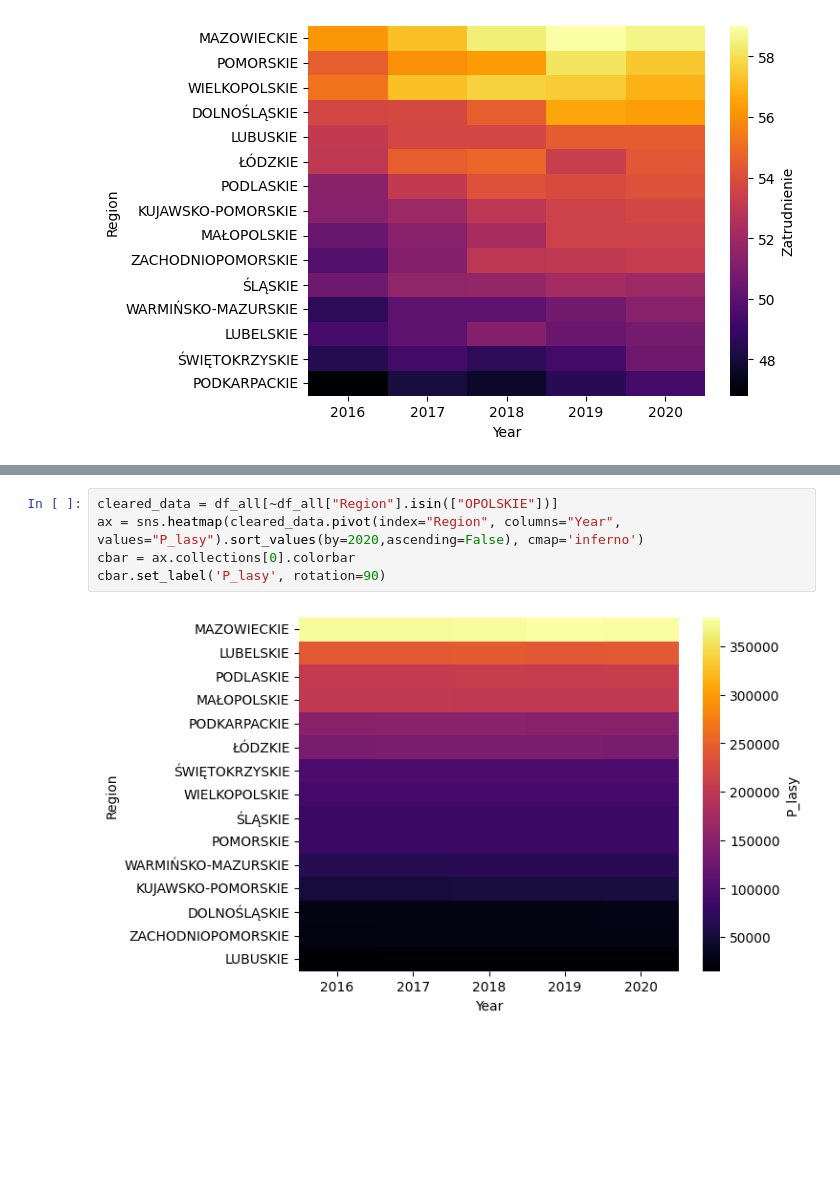
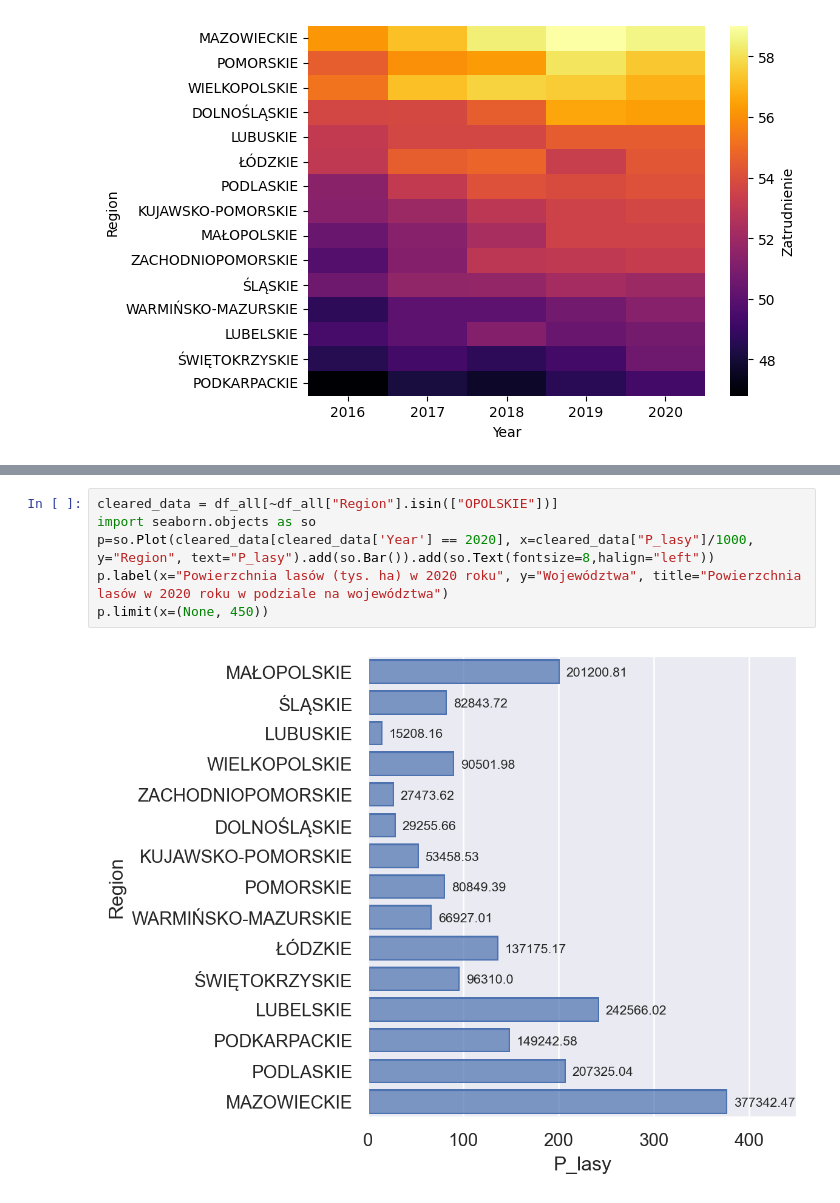
Before and after one commit to AleksandraJuchniewicz/Analiza-danych, a Jupyter notebook: Wykresy.ipynb, the cells around one changed output, grey strips where cells are left out. Cells and saved outputs as stored; diff of their text form; blank space fills up the shorter version.

```diff
--- a/Wykresy.ipynb
+++ b/Wykresy.ipynb
@@ -834,7 +822,8 @@ cbar.set_label('Zatrudnienie', rotation=90)
 # %%
 cleared_data = df_all[~df_all["Region"].isin(["OPOLSKIE"])]
-ax = sns.heatmap(cleared_data.pivot(index="Region", columns="Year", values="P_lasy").sort_values(by=2020,ascending=False), cmap='inferno')
-cbar = ax.collections[0].colorbar
-cbar.set_label('P_lasy', rotation=90)
+import seaborn.objects as so
+p=so.Plot(cleared_data[cleared_data['Year'] == 2020], x=cleared_data["P_lasy"]/1000, y="Region", text="P_lasy").add(so.Bar()).add(so.Text(fontsize=8,halign="left"))
+p.label(x="Powierzchnia lasów (tys. ha) w 2020 roku", y="Województwa", title="Powierzchnia lasów w 2020 roku w podziale na województwa")
+p.limit(x=(None, 450))
 # %% [output]
-[figure, old version]
+[figure, new version]
```
Also changed, not shown: parts of 7 cells of this notebook.
